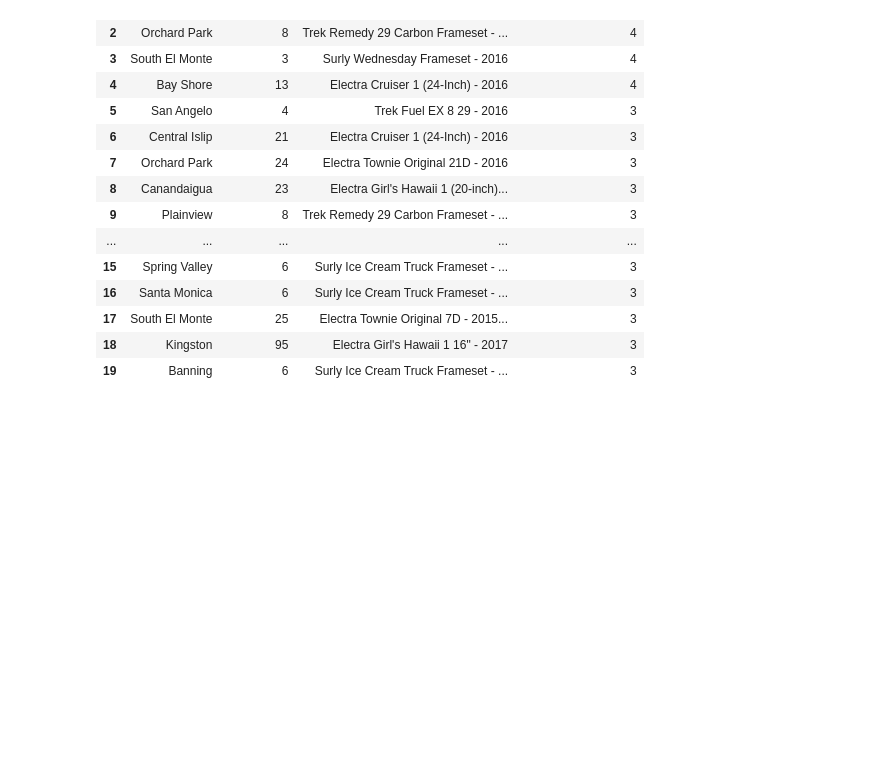
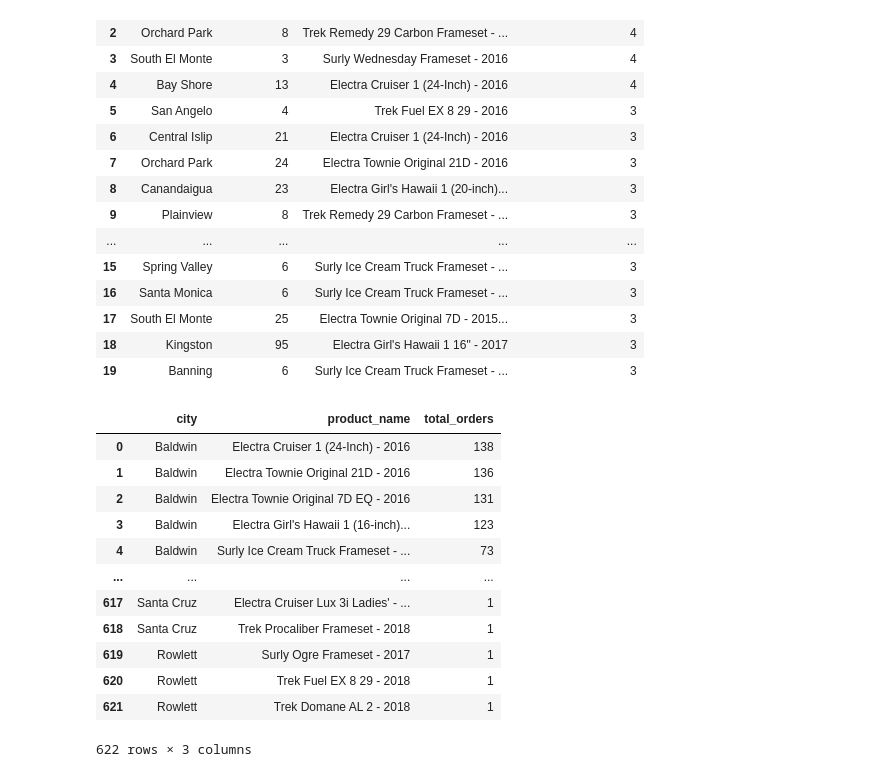
Before and after one commit to AnnaFurgalaWojas/Bike_data_SQL, a Jupyter notebook: Bike_data_SQL.ipynb, the cells around one changed output. Cells and saved outputs as stored; diff of their text form; code cells hidden in the pictures; blank space fills up the shorter version.

```diff
--- a/Bike_data_SQL.ipynb
+++ b/Bike_data_SQL.ipynb
@@ -519,3 +519,39 @@ result_pop_city
 | 17 | South El Monte | 25 | Electra Townie Original 7D - 2015... | 3 |
 | 18 | Kingston | 95 | Electra Girl's Hawaii 1 16" - 2017 | 3 |
 | 19 | Banning | 6 | Surly Ice Cream Truck Frameset - ... | 3 |
+# %%
+query_po= """
+SELECT
+    s.city,
+    p.product_name,
+    COUNT(oi.order_id) AS total_orders
+FROM
+    stores s
+JOIN
+    orders o ON s.store_id = o.store_id
+JOIN
+    order_items oi ON o.order_id = oi.order_id
+JOIN
+    products p ON oi.product_id = p.product_id
+GROUP BY
+    s.city, p.product_name
+ORDER BY
+    total_orders DESC;
+"""
+
+result_po = pd.read_sql(query_po, engine)
+result_po
+# %% [output]
+|  | city | product_name | total_orders |
+| 0 | Baldwin | Electra Cruiser 1 (24-Inch) - 2016 | 138 |
+| 1 | Baldwin | Electra Townie Original 21D - 2016 | 136 |
+| 2 | Baldwin | Electra Townie Original 7D EQ - 2016 | 131 |
+| 3 | Baldwin | Electra Girl's Hawaii 1 (16-inch)... | 123 |
+| 4 | Baldwin | Surly Ice Cream Truck Frameset - ... | 73 |
+| ... | ... | ... | ... |
+| 617 | Santa Cruz | Electra Cruiser Lux 3i Ladies' - ... | 1 |
+| 618 | Santa Cruz | Trek Procaliber Frameset - 2018 | 1 |
+| 619 | Rowlett | Surly Ogre Frameset - 2017 | 1 |
+| 620 | Rowlett | Trek Fuel EX 8 29 - 2018 | 1 |
+| 621 | Rowlett | Trek Domane AL 2 - 2018 | 1 |
+622 rows × 3 columns
```
Also changed, not shown: parts of 10 cells of this notebook, 3 other files.
